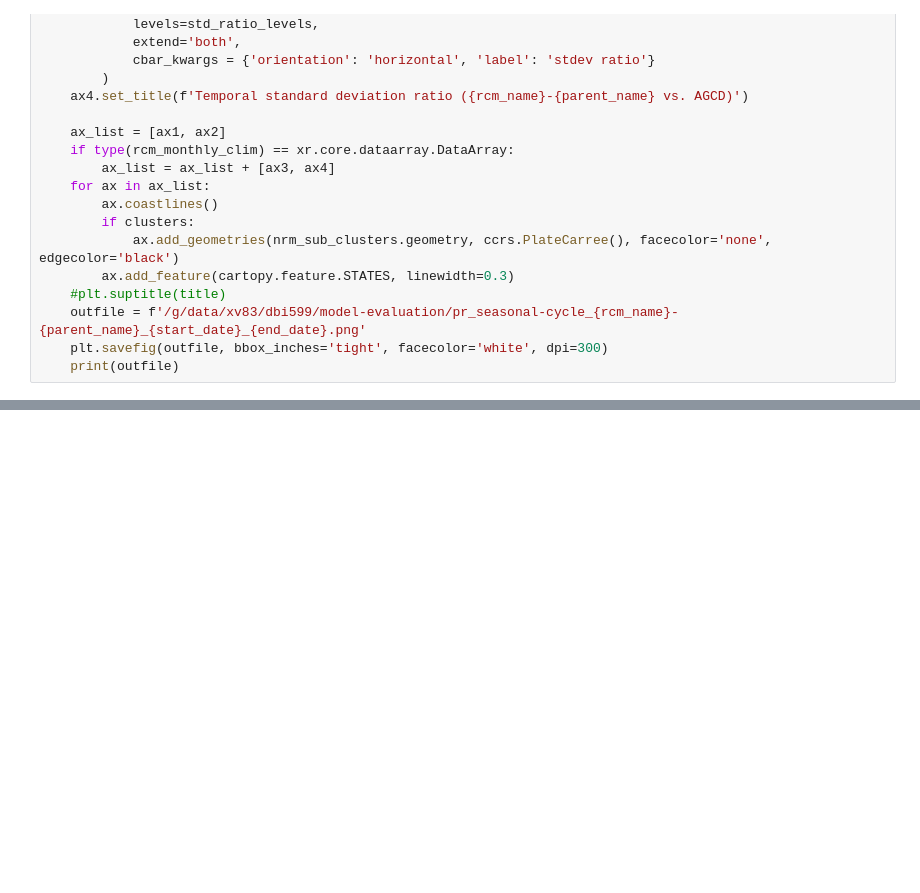
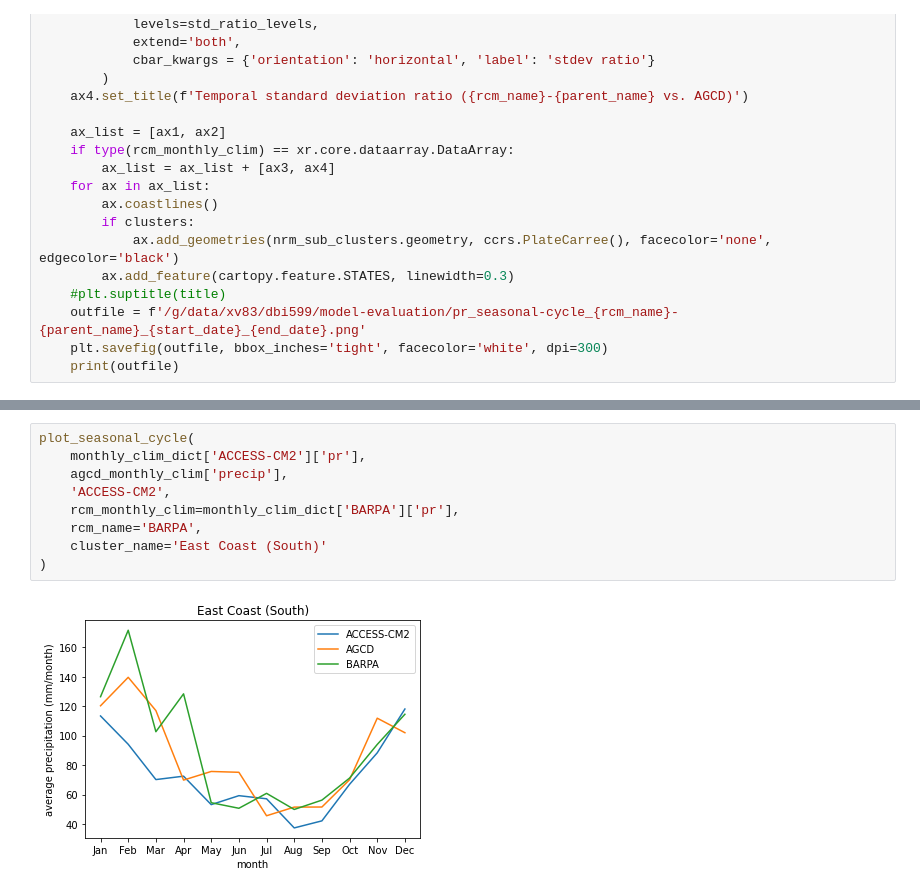
Before and after one commit to AusClimateService/model-evaluation, a Jupyter notebook: pr_evaluation.ipynb, the cells around one changed output, grey strips where cells are left out. Drawn from its saved outputs; the diff is of its cells as text; blank space fills up the shorter version.

```diff
--- a/pr_evaluation.ipynb
+++ b/pr_evaluation.ipynb
@@ -458,6 +432,17 @@ plot_seasonal_cycle(
 )
 # %% [output]
 [figure]
+# %%
+plot_seasonal_cycle(
+    monthly_clim_dict['ACCESS-CM2']['pr'],
+    agcd_monthly_clim['precip'],
+    'ACCESS-CM2',
+    rcm_monthly_clim=monthly_clim_dict['BARPA']['pr'],
+    rcm_name='BARPA',
+    cluster_name='East Coast (South)'
+)
+# %% [output]
+[figure, added]
 # %%
 plot_seasonal_cycle(
     monthly_clim_dict['ACCESS-CM2']['pr'],
```
Also changed, not shown: parts of 19 cells of this notebook, 1 other file.
